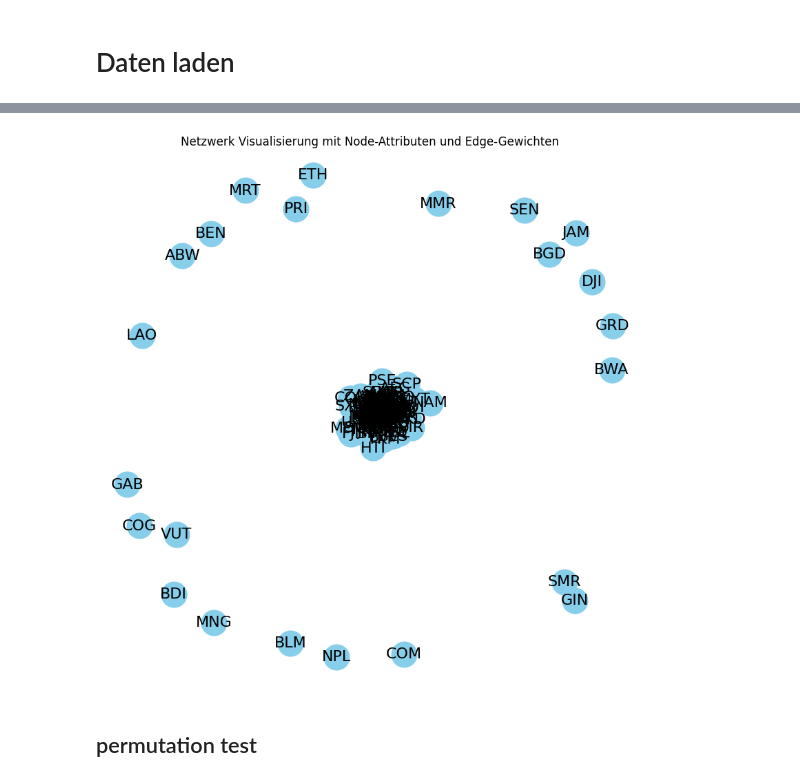
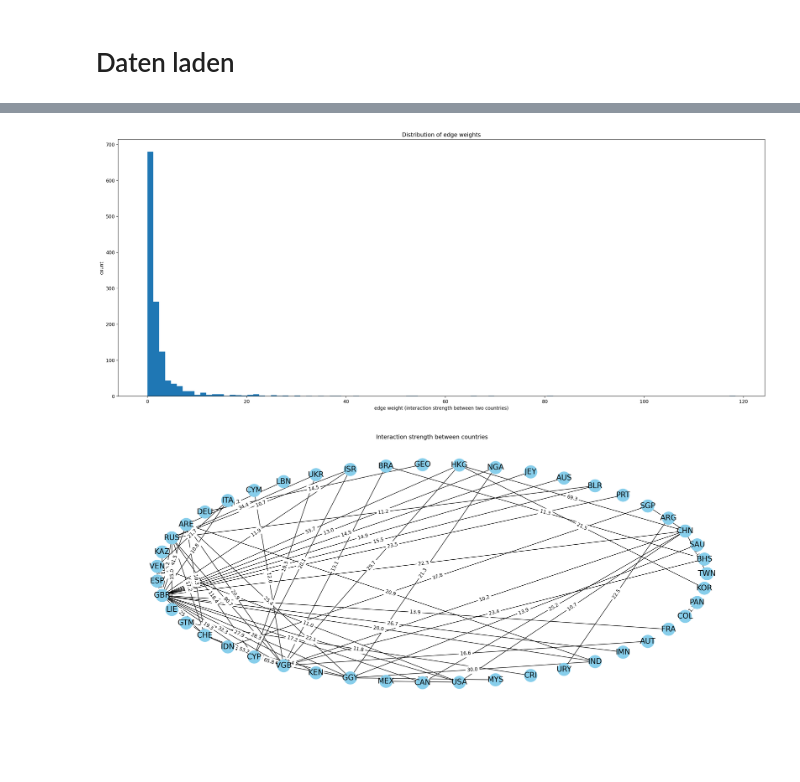
Before and after one commit to gabrieltorresgamez/fhnw-san-project, a Jupyter notebook: 03-switzerland-more-involved.ipynb, the cells around one changed output, grey strips where cells are left out. Cells and saved outputs as stored; diff of their text form; code cells hidden in the pictures; blank space fills up the shorter version.

```diff
--- a/03-switzerland-more-involved.ipynb
+++ b/03-switzerland-more-involved.ipynb
@@ -120 +149,9 @@ G_contracted = utils.multigraph_to_graph(G_contracted) #remove multiple edges be
+# %%
+plt.hist(list(nx.get_edge_attributes(G_contracted, "weight").values()), bins=100)
+plt.title("Distribution of edge weights")
+plt.xlabel("edge weight (interaction strength between two countries)")
+plt.ylabel("count")
+plt.show()
+# %% [output]
+[figure, added]
 # %%
@@ -141,8 +176,9 @@ def visualize_graph(G:nx.Graph):
     plt.axis('off')  # Achsen ausschalten
     plt.show()
-# %%
-visualize_graph(G_contracted)
-# %% [output]
-[figure, removed]
-# %% [markdown]
-## permutation test
+# %%
+#get nodes with an edge weight > 10
+strong_edges = [item[0] for item in list(filter(lambda x: x[1] > 10, nx.get_edge_attributes(G_contracted, "weight").items()))]
+
+visualize_graph(G_contracted.edge_subgraph(strong_edges), "Interaction strength between countries")
+# %% [output]
+[figure, added]
```
Also changed, not shown: parts of 22 cells of this notebook, 1 other file.
